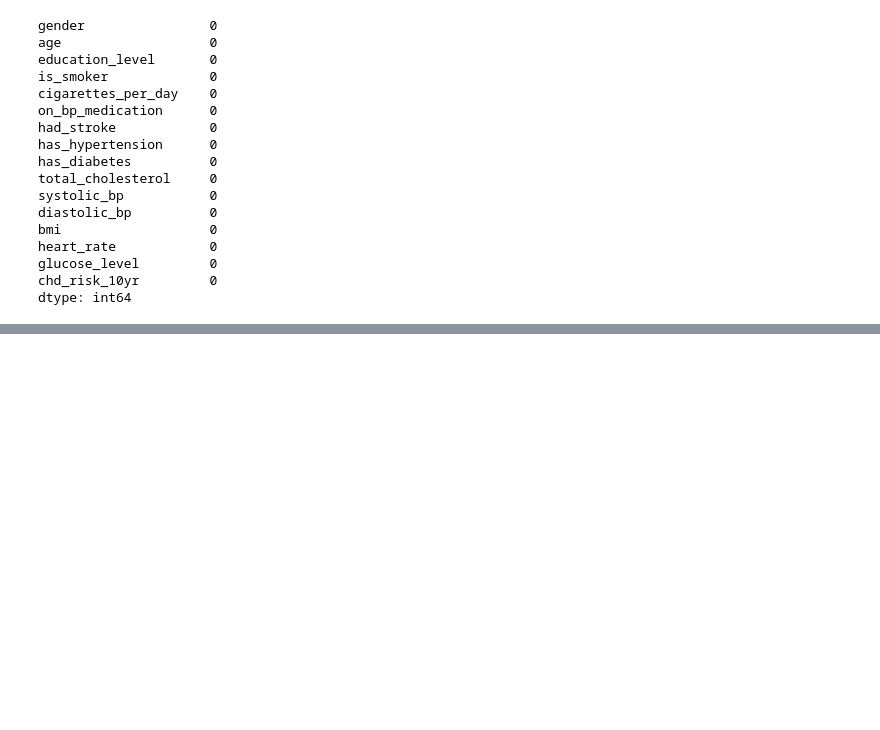
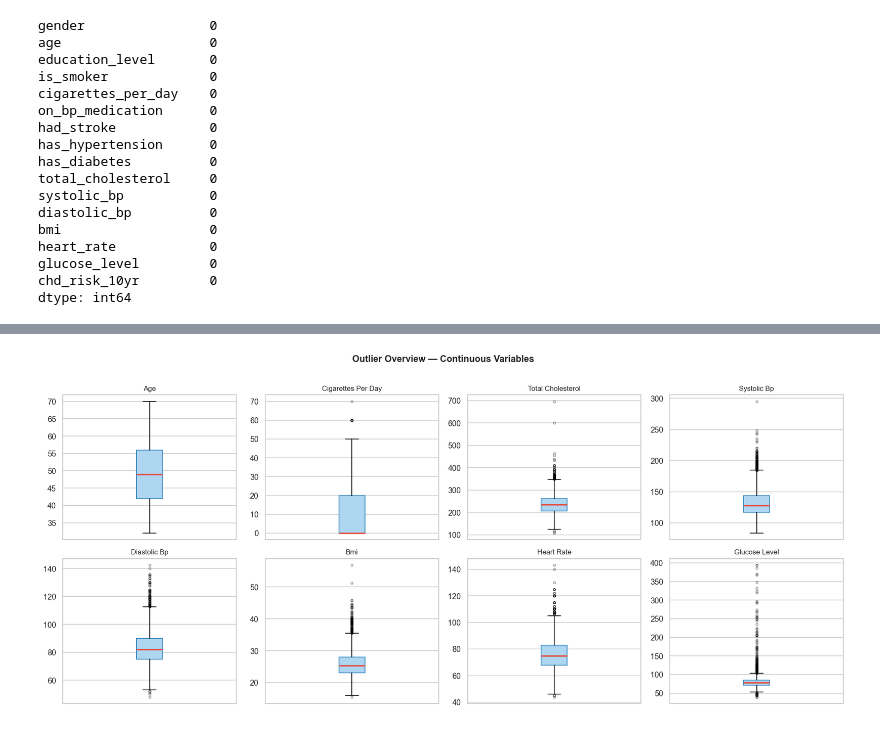
Before and after one commit to AhamedNismi-2000/framingham_heart_risk_analysis, a Jupyter notebook: Data_Clean/data_cleaning.ipynb, the cells around one changed output, grey strips where cells are left out. Saved outputs shown, nothing was run; the diff lists cells and outputs as text; code cells hidden in the pictures; blank space fills up the shorter version.

Commit message:
Boxplots for continuous Feature

```diff
--- a/Data_Clean/data_cleaning.ipynb
+++ b/Data_Clean/data_cleaning.ipynb
@@ -313,0 +316,18 @@ dtype: int64
+# %%
+# ── Cast to appropriate dtypes ────────────────────────────────────────────────
+# Integer columns
+INT_COLS = ['age']
+for col in INT_COLS:
+    df[col] = df[col].astype(int)
+
+# Categorical (saves memory, enables ordered operations)
+EDU_ORDER = ['Some High School', 'High School / GED', 'Some College', 'College Degree', 'Unknown']
+df['education_level'] = pd.Categorical(df['education_level'], categories=EDU_ORDER, ordered=True)
+
+CAT_COLS = ['gender', 'is_smoker', 'on_bp_medication', 'had_stroke',
+            'has_hypertension', 'has_diabetes', 'chd_risk_10yr']
+for col in CAT_COLS:
+    df[col] = df[col].astype('category')
+
+print('Final dtypes:')
+print(df.dtypes)
@@ -313,0 +357,21 @@ dtype: int64
+# %%
+# ── Boxplots for continuous features ─────────────────────────────────────────
+CONT_COLS = ['age', 'cigarettes_per_day', 'total_cholesterol',
+             'systolic_bp', 'diastolic_bp', 'bmi', 'heart_rate', 'glucose_level']
+
+fig, axes = plt.subplots(2, 4, figsize=(16, 7))
+axes = axes.flatten()
+
+for i, col in enumerate(CONT_COLS):
+    axes[i].boxplot(df[col], patch_artist=True,
+                    boxprops=dict(facecolor='#AED6F1', color='#2980B9'),
+                    medianprops=dict(color='#E74C3C', linewidth=2),
+                    flierprops=dict(marker='o', color='#E74C3C', alpha=0.4, markersize=3))
+    axes[i].set_title(col.replace('_', ' ').title(), fontsize=10)
+    axes[i].set_xticks([])
+
+plt.suptitle('Outlier Overview — Continuous Variables', fontsize=13, fontweight='bold', y=1.01)
+plt.tight_layout()
+plt.show()
+# %% [output]
+[figure, added]
```
Also changed, not shown: parts of 3 cells of this notebook.
